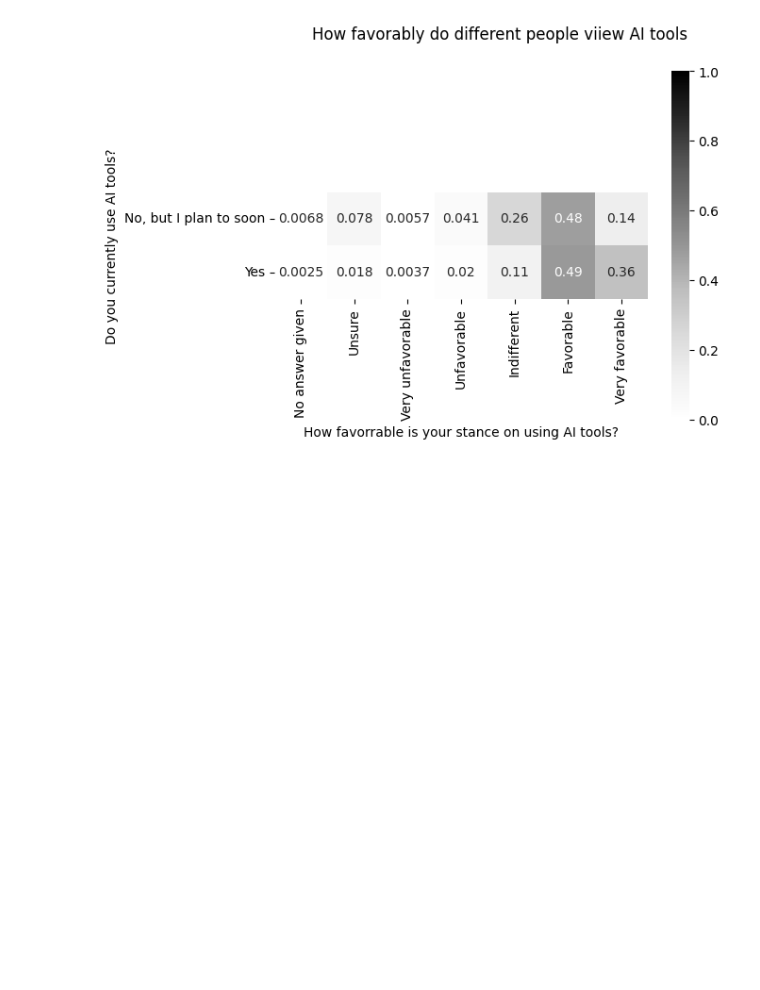
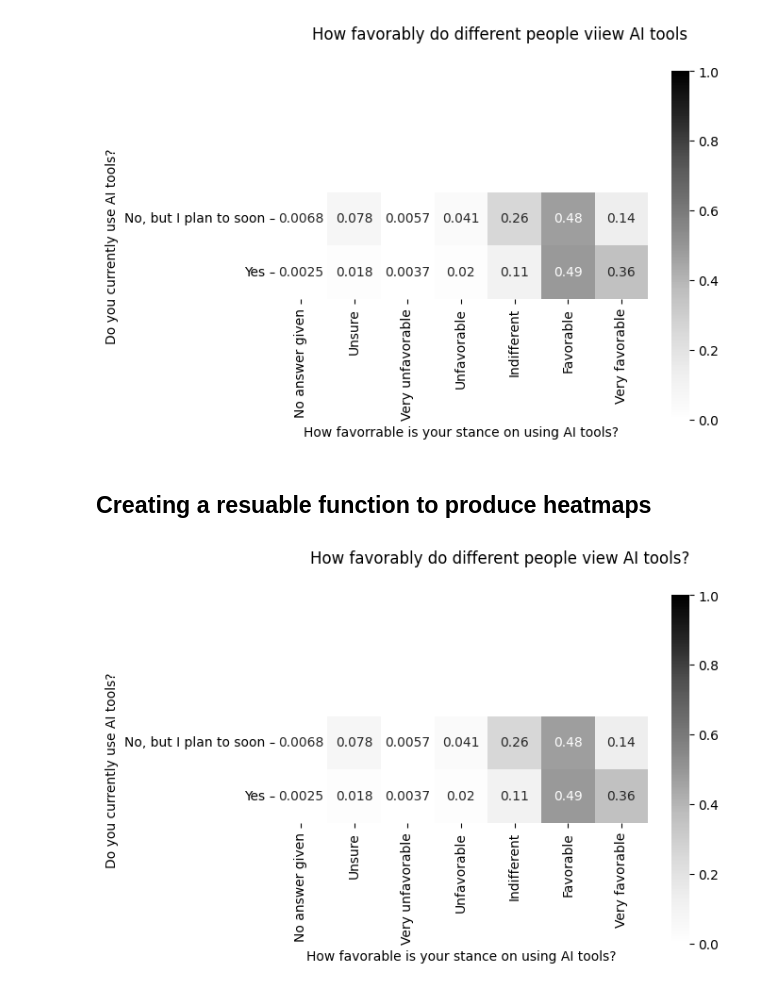
Before and after one commit to jeremysb1/data_analysis_projects, a Jupyter notebook: categorical_data.ipynb, the cells around one changed output. Drawn from its saved outputs; the diff is of its cells as text; code cells hidden in the pictures; blank space fills up the shorter version.

Commit message:
added heatmap function

```diff
--- a/categorical_data.ipynb
+++ b/categorical_data.ipynb
@@ -260,3 +260,37 @@ axis.set(
 plt.show()
 # %% [output]
 [figure]
+# %% [markdown]
+## Creating a resuable function to produce heatmaps
+# %%
+def create_heatmap(data, square=True):
+    fig, axis = plt.subplots()
+
+    sns.heatmap(
+        data=data,
+        cmap="Greys",
+        vmin=0,
+        vmax=1,
+        square=square,
+        annot=True,
+        ax=axis
+    )
+
+    return fig, axis
+
+fig, axis = create_heatmap(
+    pd.crosstab(index=survey.loc[survey["AISelect"] != "No, and I don't plan to", "AISelect"],
+        columns=survey.loc[survey["AISelect"] != "No, and I don't plan to", "AISent"],
+        normalize="index")
+)
+
+fig.suptitle("How favorably do different people view AI tools?")
+
+axis.set(
+    xlabel="How favorable is your stance on using AI tools?",
+    ylabel="Do you currently use AI tools?"
+)
+
+plt.show()
+# %% [output]
+[figure, added]
```
